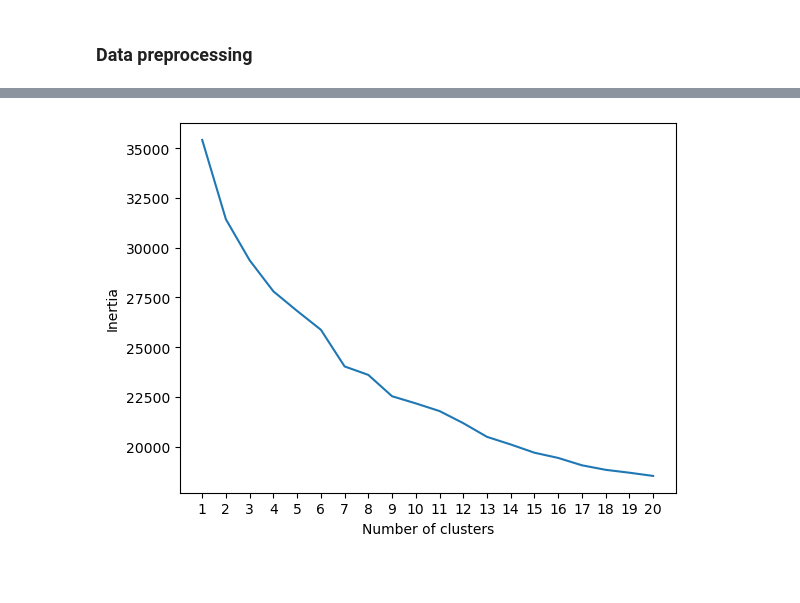
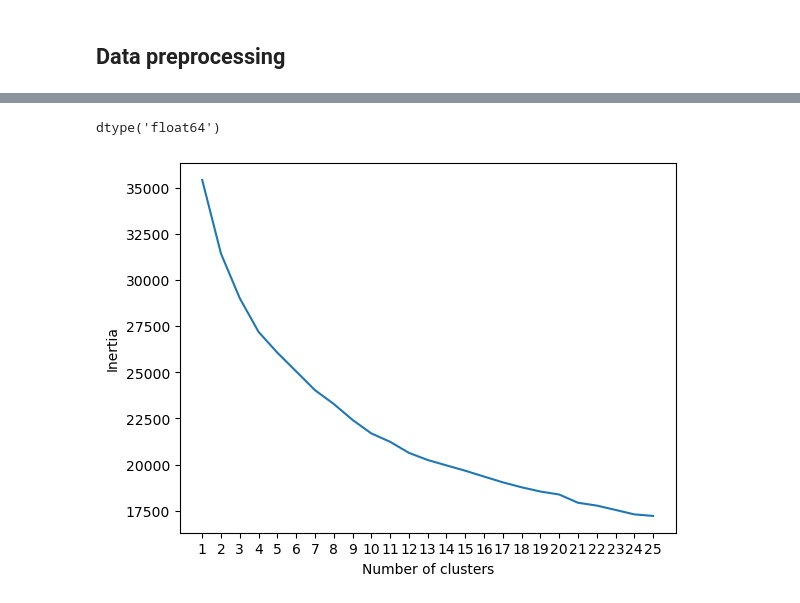
Before and after one commit to Sejmou/exploring-spotify-charts, a Jupyter notebook: data_modeling/global_charts_clustering/kmeans_clustering.ipynb, the cells around one changed output, grey strips where cells are left out. Saved outputs shown, nothing was run; the diff lists cells and outputs as text; code cells hidden in the pictures; blank space fills up the shorter version.

```diff
--- a/data_modeling/global_charts_clustering/kmeans_clustering.ipynb
+++ b/data_modeling/global_charts_clustering/kmeans_clustering.ipynb
@@ -5,0 +10,10 @@ from sklearn.cluster import KMeans
+# %%
+from helpers.model import get_basic_track_features, get_track_data
+from helpers import get_global_charts
+
+global_charts = get_global_charts()
+track_feats = get_basic_track_features()
+tracks = get_track_data()
+# %%
+global_chart_track_features = track_feats[track_feats.index.isin(global_charts["id"])]
+global_chart_track_features
@@ -6,5 +35,5 @@ from sklearn.cluster import KMeans
 # %% [markdown]
-### Data preprocessing
+## Data preprocessing
 # %%
 global_chart_track_features.isna().sum()
 # %% [output]
@@ -27,11 +56,15 @@ dtype: int64
 # %%
 scaler = StandardScaler()
 scaled_features = scaler.fit_transform(global_chart_track_features)
+# %%
+scaled_features.dtype
+# %% [output]
+dtype('float64')
 # %%
 def optimise_k_means(data, max_k=10):
     inertias = []
     for k in range(1, max_k + 1):
-        kmeans = KMeans(n_clusters=k, n_init="auto", random_state=2022)
+        kmeans = KMeans(n_clusters=k, random_state=2022)
         kmeans.fit(data)
         inertias.append(kmeans.inertia_)
     plt.plot(range(1, max_k + 1), inertias)
@@ -40,7 +73,7 @@ def optimise_k_means(data, max_k=10):
     plt.ylabel("Inertia")
     plt.show()
 # %%
-optimise_k_means(scaled_features, max_k=20)
+optimise_k_means(scaled_features, max_k=25)
 # %% [output]
-[figure, old version]
+[figure, new version]
 # %%
```
Also changed, not shown: parts of 8 cells of this notebook, 1 other file.
